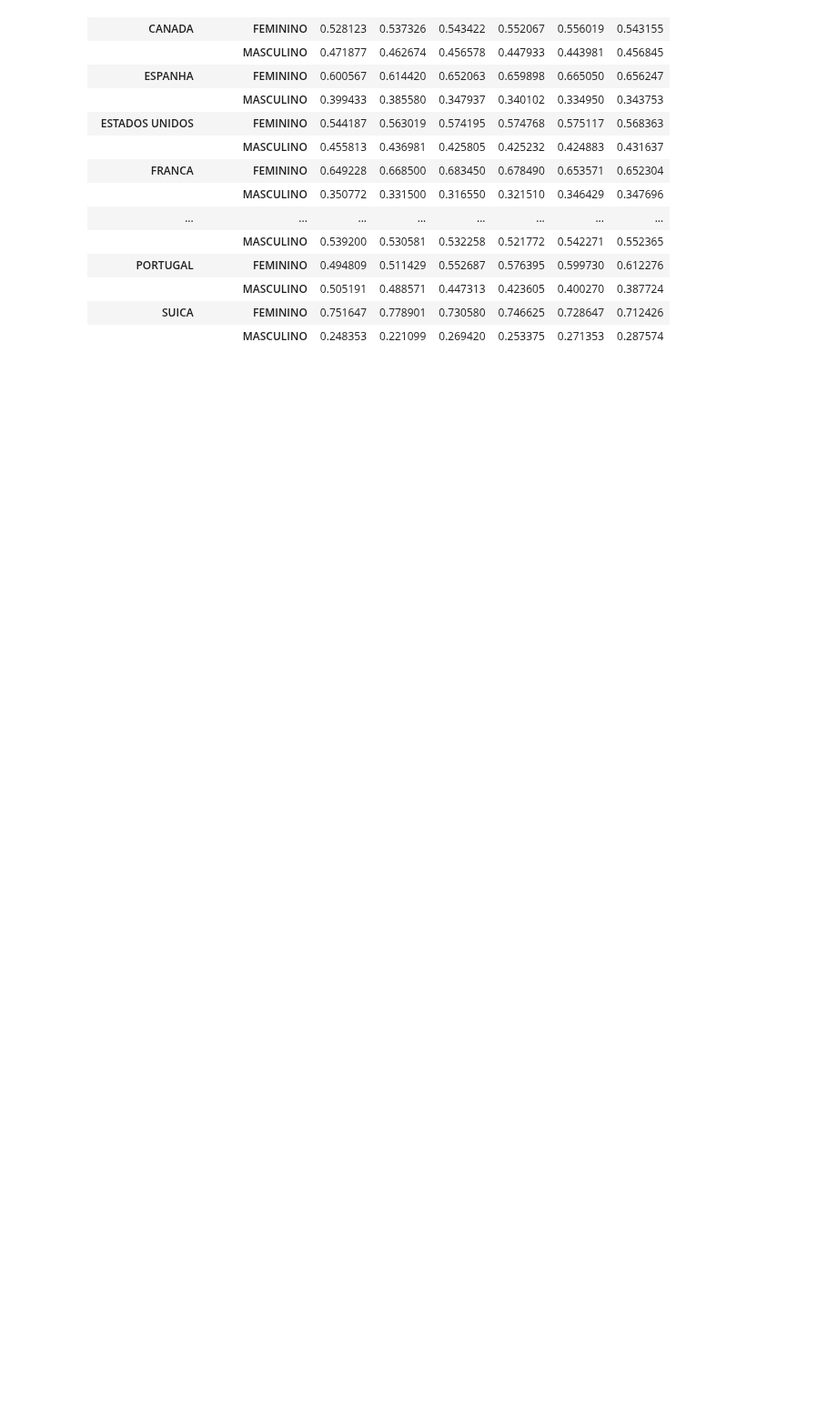
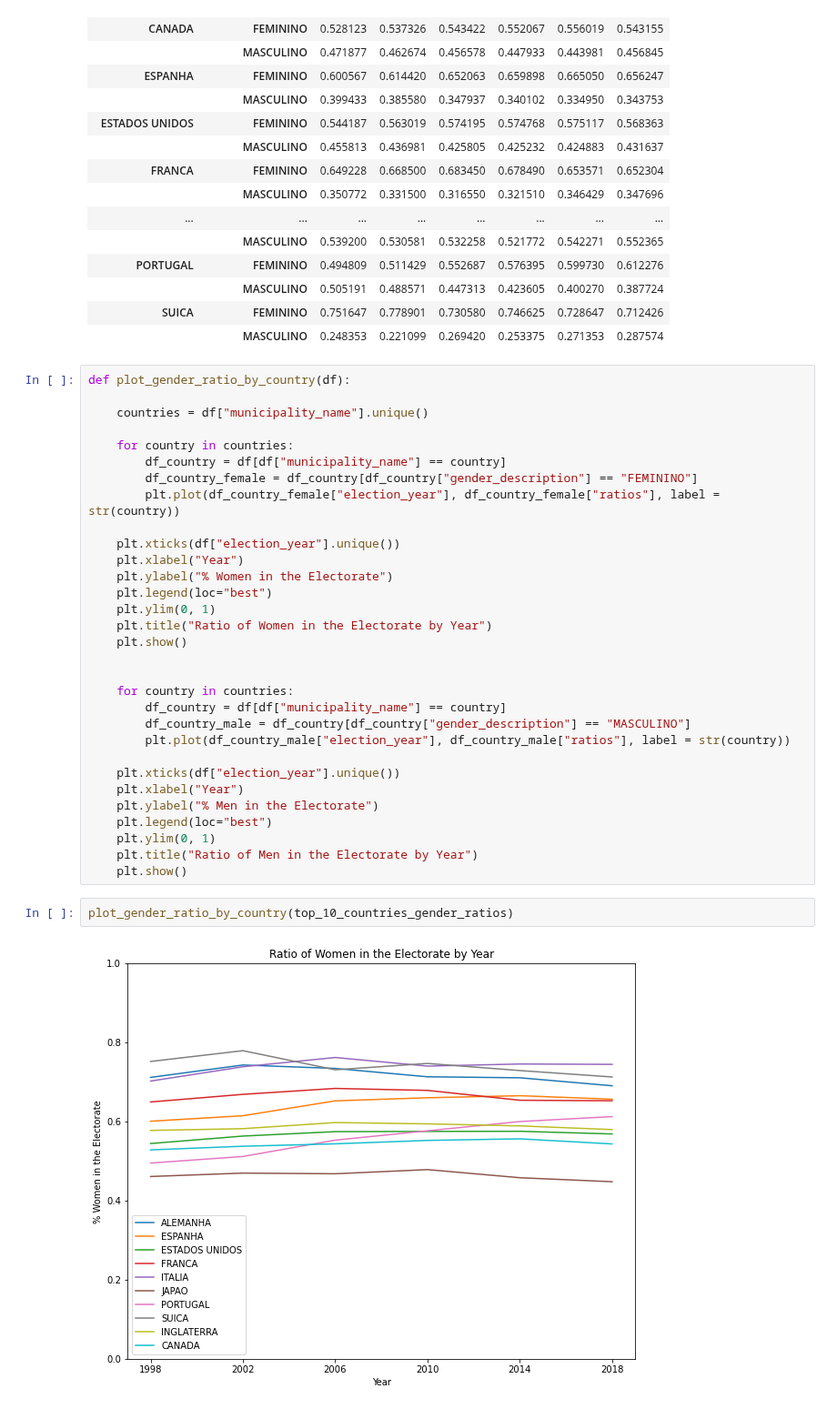
Before and after one commit to BU-Spark/ds-boston-bpda-br-election, a Jupyter notebook: TEAM1/src/electorate_location.ipynb, the cells around one changed output. Shown at 91% size. Saved outputs shown, nothing was run; the diff lists cells and outputs as text; blank space fills up the shorter version.

Commit message:
adding some country by year analysis for gender ratio and education ratio

```diff
--- a/TEAM1/src/electorate_location.ipynb
+++ b/TEAM1/src/electorate_location.ipynb
@@ -730,3 +730,38 @@ top_10_countries_gender_ratios_by_year
 |  | MASCULINO | 0.505191 | 0.488571 | 0.447313 | 0.423605 | 0.400270 | 0.387724 |
 | SUICA | FEMININO | 0.751647 | 0.778901 | 0.730580 | 0.746625 | 0.728647 | 0.712426 |
 |  | MASCULINO | 0.248353 | 0.221099 | 0.269420 | 0.253375 | 0.271353 | 0.287574 |
+# %%
+def plot_gender_ratio_by_country(df):
+
+    countries = df["municipality_name"].unique()
+
+    for country in countries:
+        df_country = df[df["municipality_name"] == country]
+        df_country_female = df_country[df_country["gender_description"] == "FEMININO"]
+        plt.plot(df_country_female["election_year"], df_country_female["ratios"], label = str(country))
+
+    plt.xticks(df["election_year"].unique())
+    plt.xlabel("Year")
+    plt.ylabel("% Women in the Electorate")
+    plt.legend(loc="best")
+    plt.ylim(0, 1)
+    plt.title("Ratio of Women in the Electorate by Year")
+    plt.show()
+
+
+    for country in countries:
+        df_country = df[df["municipality_name"] == country]
+        df_country_male = df_country[df_country["gender_description"] == "MASCULINO"]
+        plt.plot(df_country_male["election_year"], df_country_male["ratios"], label = str(country))
+
+    plt.xticks(df["election_year"].unique())
+    plt.xlabel("Year")
+    plt.ylabel("% Men in the Electorate")
+    plt.legend(loc="best")
+    plt.ylim(0, 1)
+    plt.title("Ratio of Men in the Electorate by Year")
+    plt.show()
+# %%
+plot_gender_ratio_by_country(top_10_countries_gender_ratios)
+# %% [output]
+[figure, added]
```
Also changed, not shown: parts of 11 cells of this notebook.
